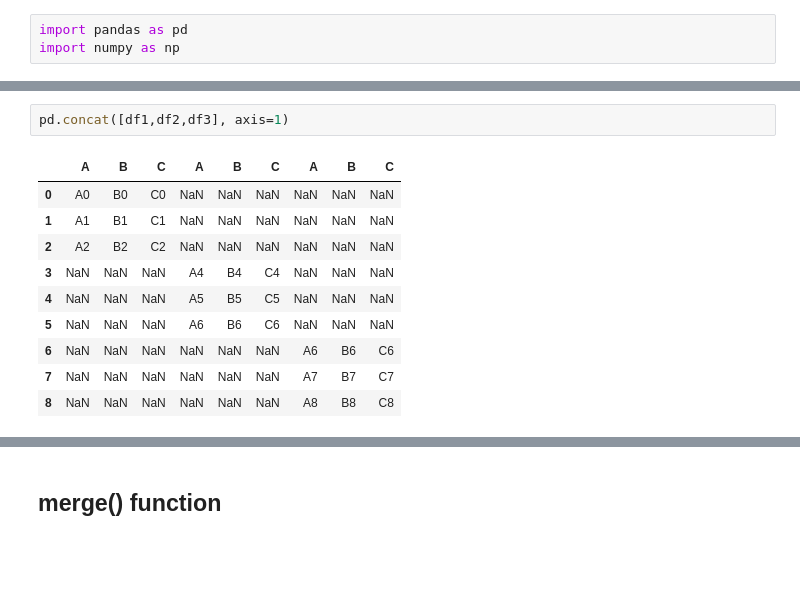
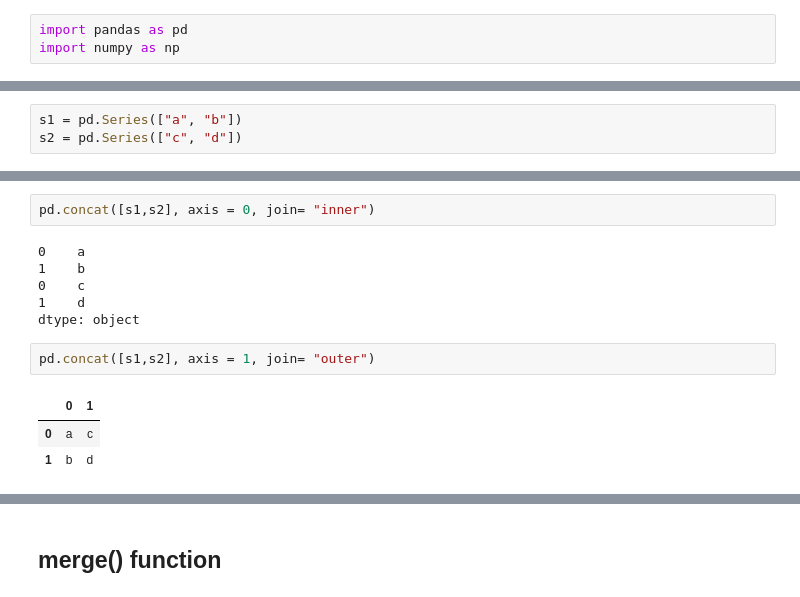
Before and after one commit to GurkanGitHub/Python, a Jupyter notebook: pandas_functions.ipynb, the cells around one changed output, grey strips where cells are left out. Saved outputs shown, nothing was run; the diff lists cells and outputs as text; blank space fills up the shorter version.

```diff
--- a/pandas_functions.ipynb
+++ b/pandas_functions.ipynb
@@ -41,0 +146,3 @@ pd.concat([df1,df2,df3])
+# %%
+s1 = pd.Series(["a", "b"])
+s2 = pd.Series(["c", "d"])
@@ -42,13 +173,14 @@ pd.concat([df1,df2,df3])
+# %%
+pd.concat([s1,s2], axis = 0, join= "inner")
+# %% [output]
+0    a
+1    b
+0    c
+1    d
+dtype: object
 # %%
-pd.concat([df1,df2,df3], axis=1)
+pd.concat([s1,s2], axis = 1, join= "outer")
 # %% [output]
-|  | A | B | C | A | B | C | A | B | C |
-| 0 | A0 | B0 | C0 | NaN | NaN | NaN | NaN | NaN | NaN |
-| 1 | A1 | B1 | C1 | NaN | NaN | NaN | NaN | NaN | NaN |
-| 2 | A2 | B2 | C2 | NaN | NaN | NaN | NaN | NaN | NaN |
-| 3 | NaN | NaN | NaN | A4 | B4 | C4 | NaN | NaN | NaN |
-| 4 | NaN | NaN | NaN | A5 | B5 | C5 | NaN | NaN | NaN |
-| 5 | NaN | NaN | NaN | A6 | B6 | C6 | NaN | NaN | NaN |
-| 6 | NaN | NaN | NaN | NaN | NaN | NaN | A6 | B6 | C6 |
-| 7 | NaN | NaN | NaN | NaN | NaN | NaN | A7 | B7 | C7 |
-| 8 | NaN | NaN | NaN | NaN | NaN | NaN | A8 | B8 | C8 |
+|  | 0 | 1 |
+| 0 | a | c |
+| 1 | b | d |
```
Also changed, not shown: parts of 60 cells of this notebook, 3 other files.
